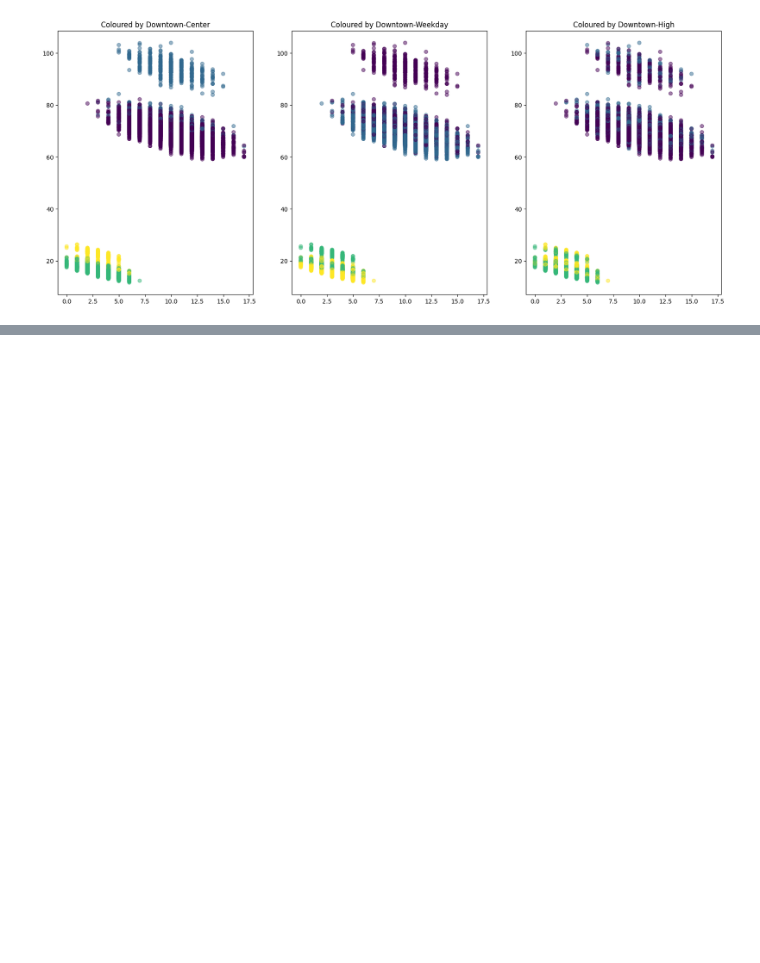
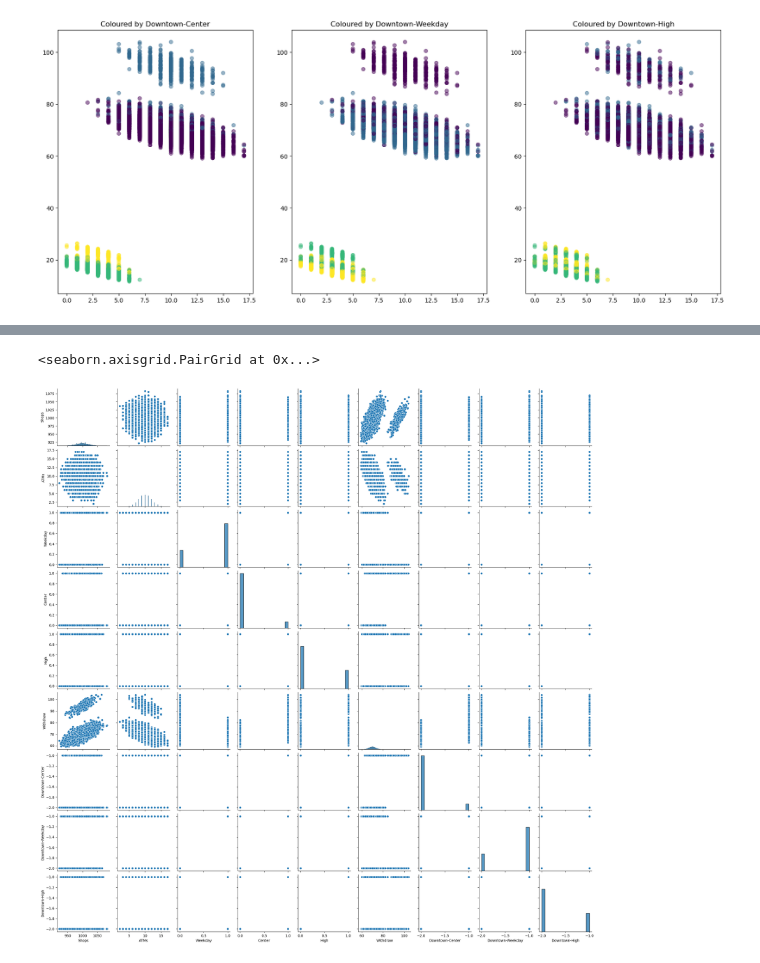
Before and after one commit to ekg-21/econ3203_Y, a Jupyter notebook: eda_notebook.ipynb, the cells around one changed output, grey strips where cells are left out. Drawn from its saved outputs; the diff is of its cells as text; code cells hidden in the pictures; blank space fills up the shorter version.

```diff
--- a/eda_notebook.ipynb
+++ b/eda_notebook.ipynb
@@ -161,0 +172,5 @@ Text(0.5, 1.0, 'Coloured by Downtown-High')
+# %%
+sns.pairplot(data_downtown_1)
+# %% [output]
+<seaborn.axisgrid.PairGrid at 0x...>
+[figure, added]
```
Also changed, not shown: parts of 8 cells of this notebook, 1 other file.
